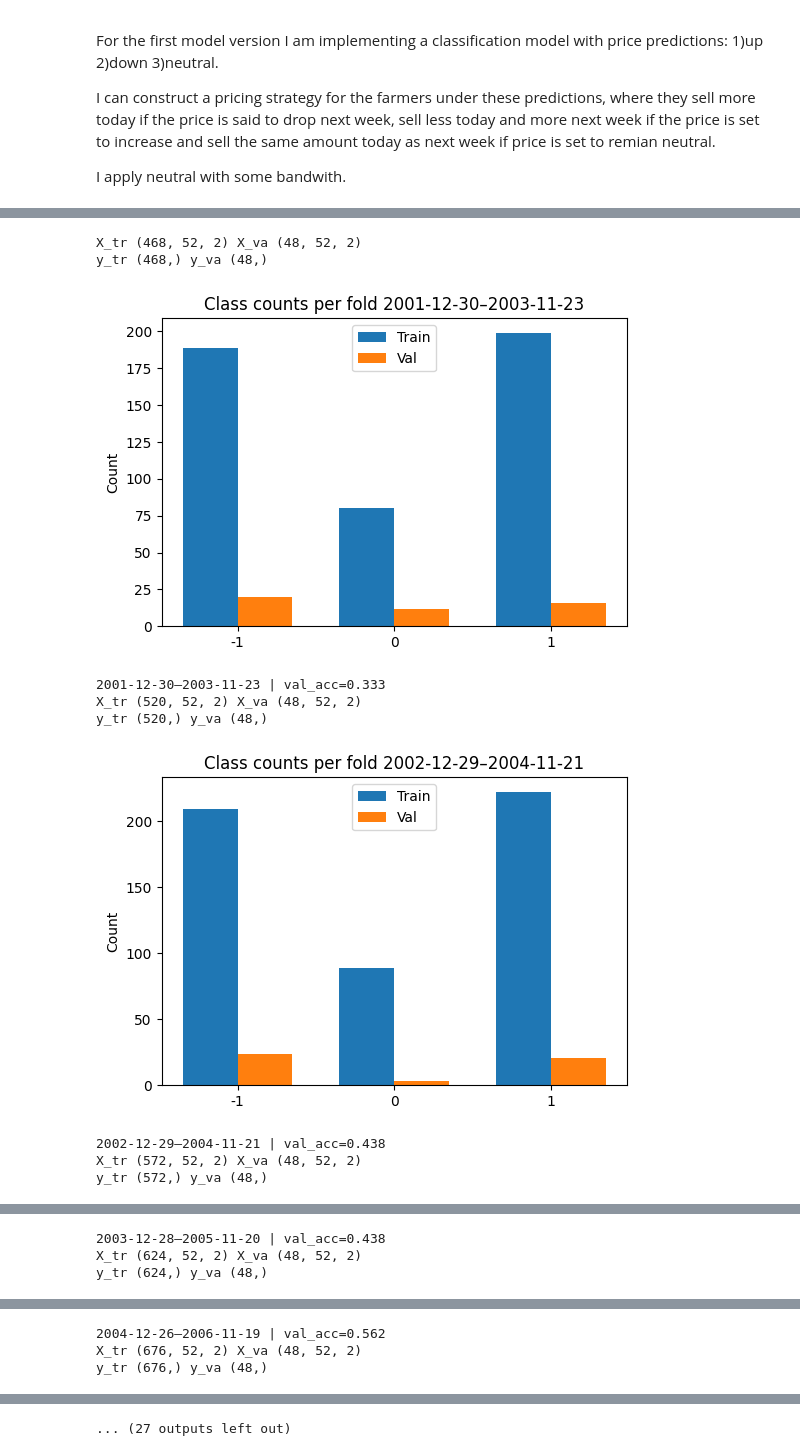
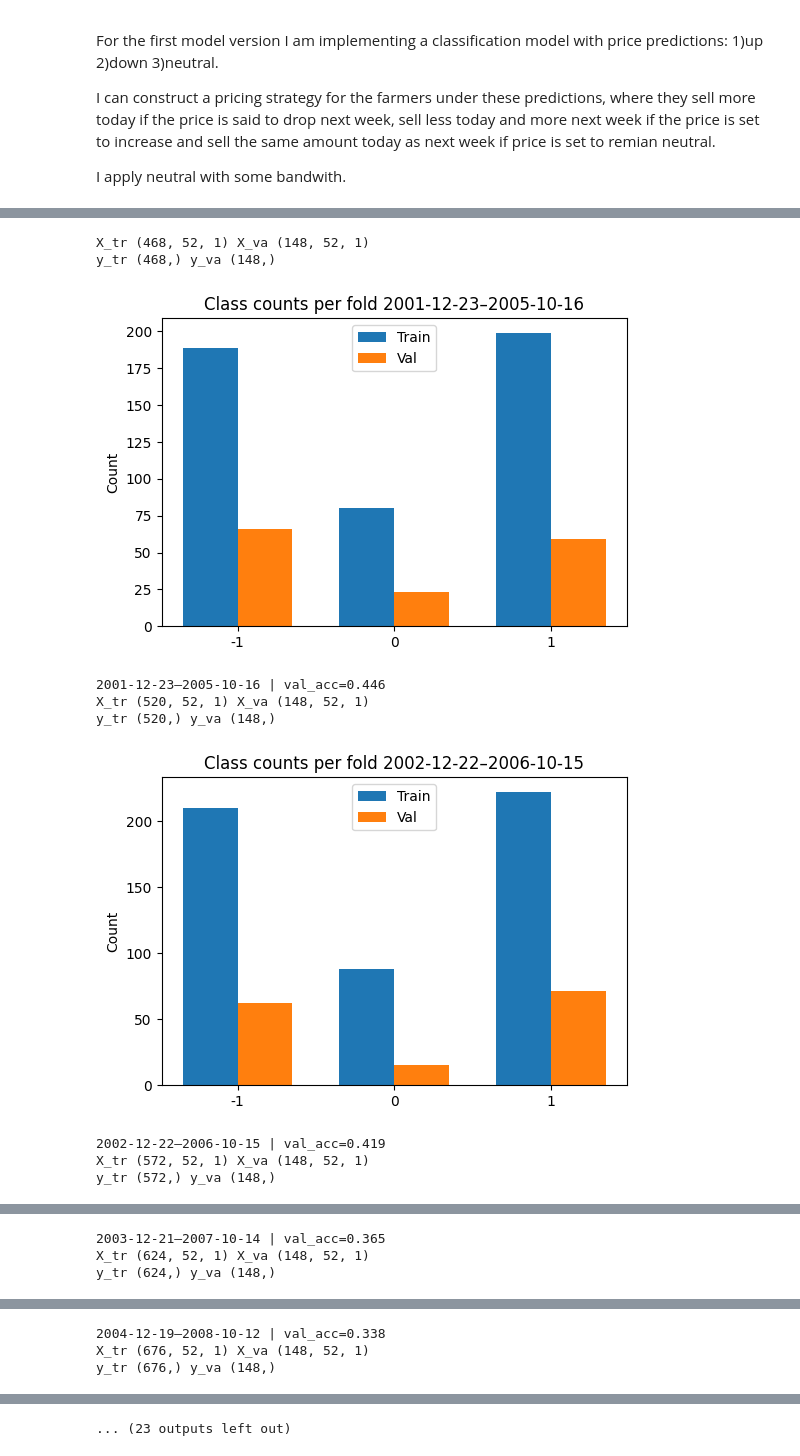
Before and after one commit to anajaz/Incorporating-HMM-for-drough-probability-into-a-LSTM-for-corn-price-prediction, a Jupyter notebook: LSTM.ipynb, the cells around one changed output, grey strips where cells are left out. Cells and saved outputs as stored; diff of their text form; code cells hidden in the pictures.

```diff
--- a/LSTM.ipynb
+++ b/LSTM.ipynb
@@ -220,10 +220,6 @@ data = data.set_index('date').sort_index()
 1751 2025-07-27        3.87 -0.020253     0.682045     0.311690     0.006265
 
 [1752 rows x 6 columns]
-# %%
-(df.set_index('date')[['Last Price','ret_1','p_state0_h1','p_state1_h1','p_state2_h1']]
-   .plot(subplots=True, layout=(1,5), legend=False, figsize=(21,3.4), linewidth=1.0))
-plt.tight_layout(); plt.show()
 # %% [markdown]
 Prices change a lot so when fitting the minmax scalar for in teh cross validation expanding windows I dont think fitting it on just the first training sample will work. Thus I shall fit it each time for each expanding CV window - not fully comparable across the models but still realistic. One I'vee tuned the parameters I will fit a final scaler on the entire trainval period that will then also be used on the test set.
 # %%
@@ -392,6 +415,8 @@ trainval_df, test_df = make_static_splits(df_LSTM, test_start="2022-01-01")
 # %%
+#here I'm creating samples bundeled with the loockback to use in training and validating and testing the model
+
 feature_cols = [#"p_state0_h1", "p_state1_h1","p_state2_h1",
-                 "ret_1", "Last Price"]
+                 "ret_1"]#, #"Last Price"]
 def make_sequences(df, *, feature_cols, target_col="target", lookback=52):
     """
     Returns:
@@ -455,5 +662,8 @@ def plot_class_counts(y_tr, y_va, enc, fold_info=""):
+# %%
+"""df
+trainval_df, test_df = make_static_splits(df, test_start="2022-01-01")"""
 # %%
-cfg = CVConfig(val_span=100, step=52, min_train_span=520)
+cfg = CVConfig(val_span=200, step=52, min_train_span=520)
 
 enc = LabelEncoder().fit([-1,0, 1])  # fixed mapping for all folds
 
@@ -465,40 +675,40 @@ for fold in expanding_cv_folds(trainval_df, price_col=price_col, cfg=cfg):
     X_tr, y_tr = make_sequences(df_tr, feature_cols=feature_cols, target_col="target", lookback=lookback)
     X_va, y_va = make_sequences(df_va, feature_cols=feature_cols, target_col="target", lookback=lookback)
     print("X_tr", X_tr.shape, "X_va", X_va.shape)   # expect (*, lookback, 6)
     print("y_tr", y_tr.shape, "y_va", y_va.shape)   # expect (*,), (*,)
 
     # encode labels { -1,0,1 } -> { 0,1,2 } and one-hot for softmax
     y_tr_oh = to_categorical(enc.transform(y_tr), num_classes=3)
     y_va_oh = to_categorical(enc.transform(y_va), num_classes=3)
 
     # ---- Build & train the LSTM classifier ----
     model = build_lstm_classifier(input_dim=X_tr.shape[2], units=64)
     plot_class_counts(y_tr, y_va, enc, fold_info=f"{fold['val_start'].date()}–{fold['val_end'].date()}")
     model.fit(
     X_tr, y_tr_oh,
     validation_data=(X_va, y_va_oh),
     epochs=12, batch_size=32, verbose=0,
     shuffle=False,  # IMPORTANT for time series
     callbacks=[
         keras.callbacks.EarlyStopping(
             monitor="val_loss", patience=3, restore_best_weights=True)
         ]
     )
 
     # ---- Evaluate on validation fold ----
     val_loss, val_acc = model.evaluate(X_va, y_va_oh, verbose=0)
     val_scores.append(val_acc)
     print(f"{fold['val_start'].date()}–{fold['val_end'].date()} | val_acc={val_acc:.3f}")
 
 print("CV mean acc:", float(np.mean(val_scores)))
 # %% [output]
-X_tr (468, 52, 2) X_va (48, 52, 2)
-y_tr (468,) y_va (48,)
+X_tr (468, 52, 1) X_va (148, 52, 1)
+y_tr (468,) y_va (148,)
-[figure, old version]
+[figure, new version]
-2001-12-30–2003-11-23 | val_acc=0.333
-X_tr (520, 52, 2) X_va (48, 52, 2)
-y_tr (520,) y_va (48,)
+2001-12-23–2005-10-16 | val_acc=0.446
+X_tr (520, 52, 1) X_va (148, 52, 1)
+y_tr (520,) y_va (148,)
-[figure, old version]
+[figure, new version]
-2002-12-29–2004-11-21 | val_acc=0.438
-X_tr (572, 52, 2) X_va (48, 52, 2)
-y_tr (572,) y_va (48,)
+2002-12-22–2006-10-15 | val_acc=0.419
+X_tr (572, 52, 1) X_va (148, 52, 1)
+y_tr (572,) y_va (148,)
@@ -506,3 +716,3 @@ y_tr (572,) y_va (48,)
-2003-12-28–2005-11-20 | val_acc=0.438
-X_tr (624, 52, 2) X_va (48, 52, 2)
-y_tr (624,) y_va (48,)
+2003-12-21–2007-10-14 | val_acc=0.365
+X_tr (624, 52, 1) X_va (148, 52, 1)
+y_tr (624,) y_va (148,)
@@ -510,3 +720,3 @@ y_tr (624,) y_va (48,)
-2004-12-26–2006-11-19 | val_acc=0.562
-X_tr (676, 52, 2) X_va (48, 52, 2)
-y_tr (676,) y_va (48,)
+2004-12-19–2008-10-12 | val_acc=0.338
+X_tr (676, 52, 1) X_va (148, 52, 1)
+y_tr (676,) y_va (148,)
@@ -518,4 +728,4 @@ y_tr (728,) y_va (48,)
-... (27 outputs left out)
+... (23 outputs left out)
 # %%
 # Bridge builder: use last `lookback` TRAIN rows to seed first TEST windows
 def make_sequences_bridge(df_hist, df_future, feature_cols, target_col, lookback):
```
Also changed, not shown: parts of 9 cells of this notebook.
